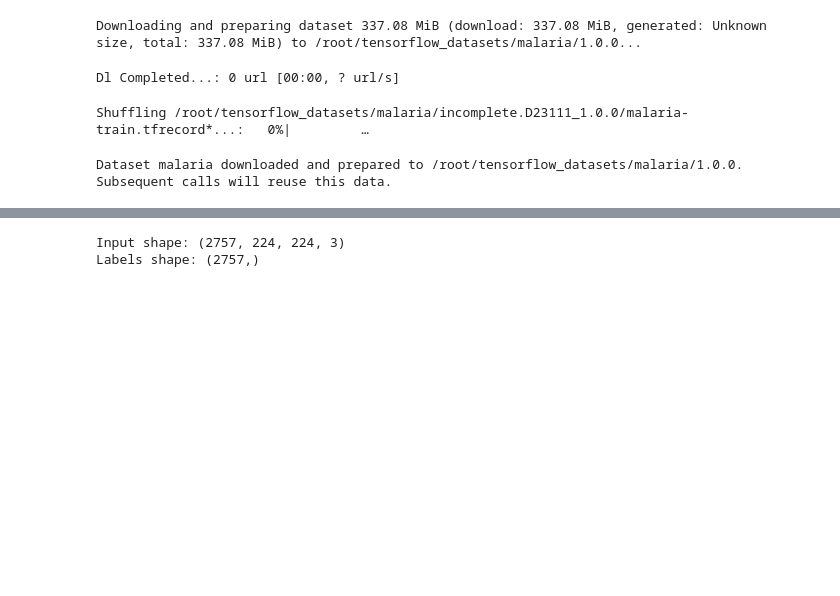
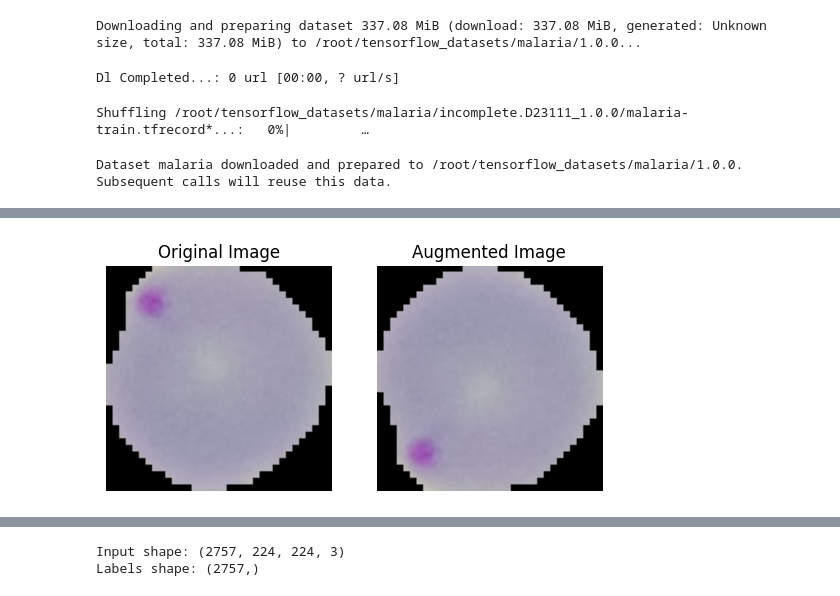
Before and after one commit to yeabwang/malaria-diagnosis, a Jupyter notebook: Malaria_diagnosis.ipynb, the cells around one changed output, grey strips where cells are left out. Saved outputs shown, nothing was run; the diff lists cells and outputs as text; code cells hidden in the pictures; blank space fills up the shorter version.

```diff
--- a/Malaria_diagnosis.ipynb
+++ b/Malaria_diagnosis.ipynb
@@ -48,0 +71,7 @@ train_dataset,val_dataset,test_dataset = split_dataset(dataset[0],train_ratio,va
+# %%
+# Flipping upside down randomly
+flipped_upside_img = tf.image.random_flip_up_down(original_img)
+
+visualize(original_img,flipped_upside_img)
+# %% [output]
+[figure, added]
```
Also changed, not shown: parts of 24 cells of this notebook.
